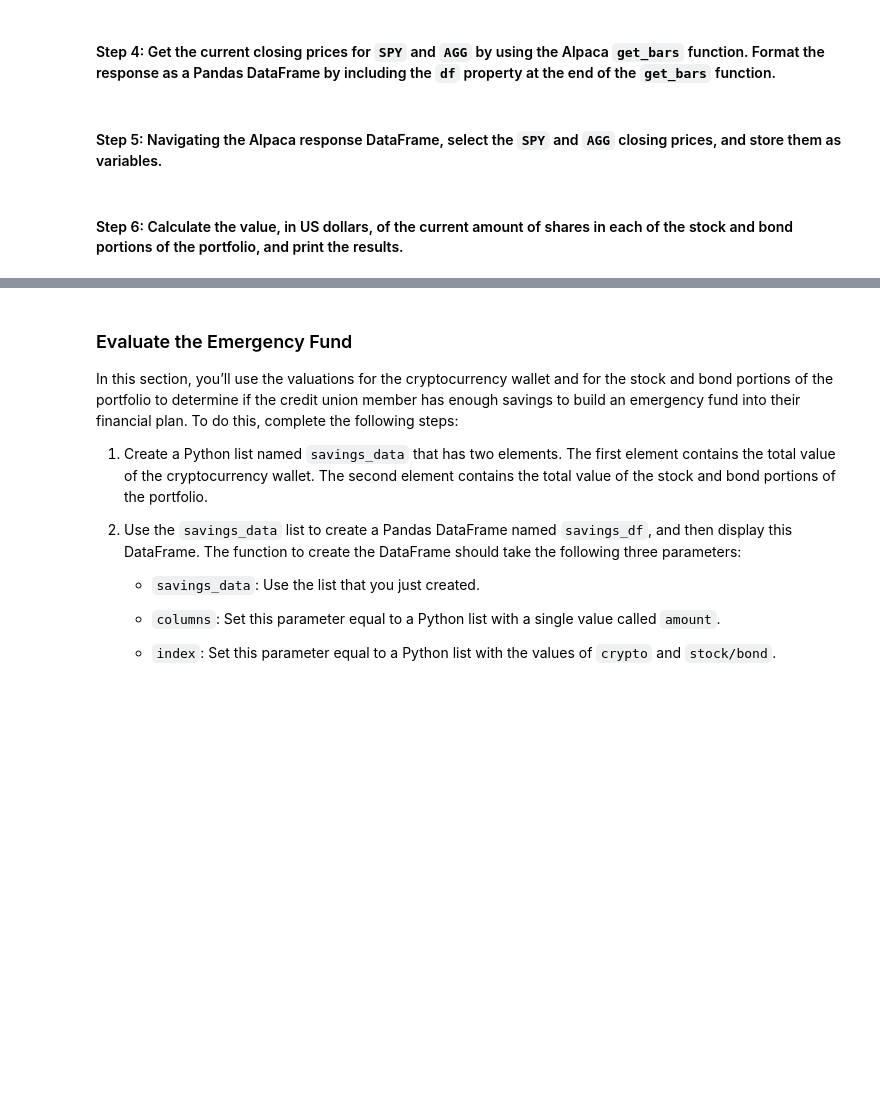
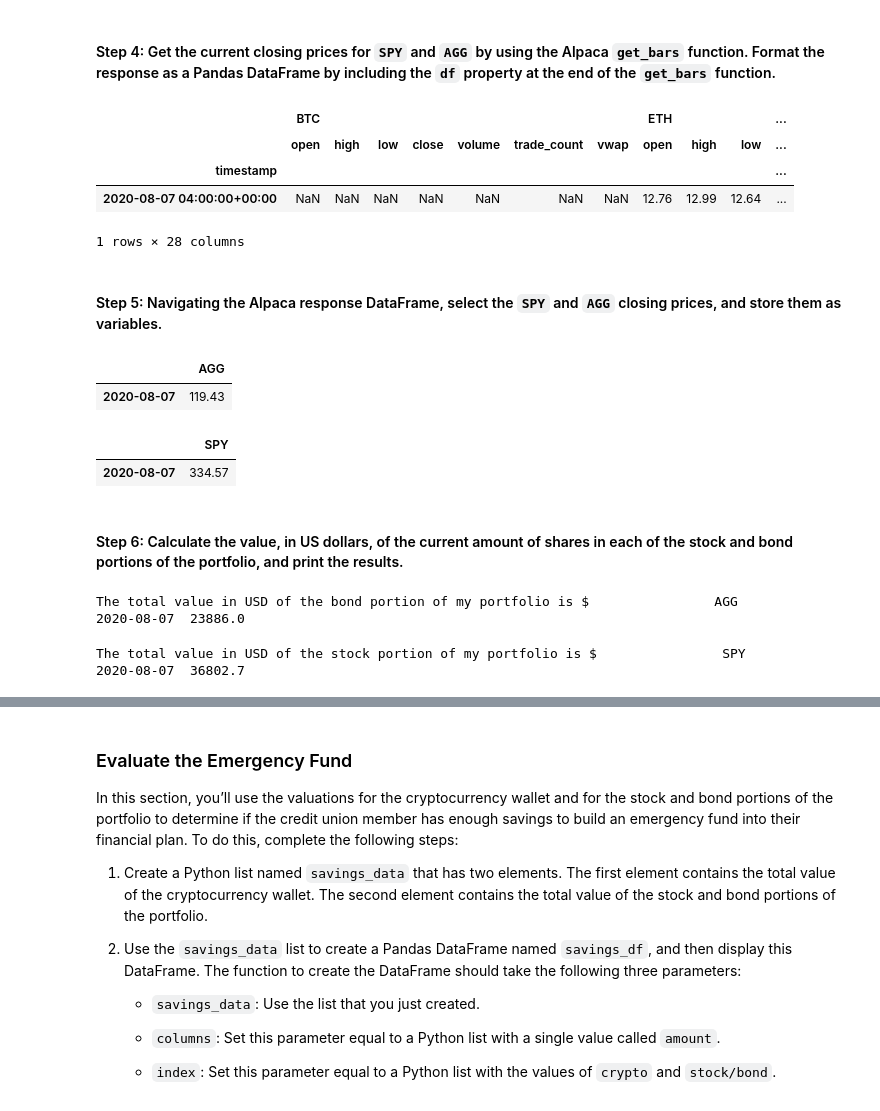
Before and after one commit to MichaelRDionne/Module-5-Challenge-, a Jupyter notebook: financial_planning_tools.ipynb, the cells around one changed output, grey strips where cells are left out. Cells and saved outputs as stored; diff of their text form; code cells hidden in the pictures; blank space fills up the shorter version.

```diff
--- a/financial_planning_tools.ipynb
+++ b/financial_planning_tools.ipynb
@@ -207,53 +207,96 @@ timeframe = "1Day"
 # Set both the start and end date at the date of your prior weekday
 # This will give you the closing price of the previous trading day
 # Alternatively you can use a start and end date of 2020-08-07
-start_date = pd.Timestamp("2017-05-01", tz="America/New_York").isoformat()
-end_date = pd.Timestamp("2020-05-01", tz="America/New_York").isoformat()
+
+start_date = pd.Timestamp("2020-08-07", tz="America/New_York").isoformat()
+end_date = pd.Timestamp("2020-08-07", tz="America/New_York").isoformat()
 # %% [markdown]
 #### Step 4: Get the current closing prices for `SPY` and `AGG` by using the Alpaca `get_bars` function. Format the response as a Pandas DataFrame by including the `df` property at the end of the `get_bars` function.
 # %%
 # Use the Alpaca get_bars function to get current closing prices the portfolio
 # Be sure to set the `df` property after the function to format the response object as a DataFrame
-# YOUR CODE HERE
+prices_df = alpaca.get_bars(
+    tickers,
+    timeframe,
+    start=start_date,
+    end=end_date
+).df
 
 # Reorganize the DataFrame
 # Separate ticker data
-# YOUR CODE HERE
+BTC = prices_df[prices_df['symbol']=='BTC'].drop('symbol', axis=1)
+ETH = prices_df[prices_df['symbol']=='ETH'].drop('symbol', axis=1)
+SPY = prices_df[prices_df['symbol']=='SPY'].drop('symbol', axis=1)
+AGG = prices_df[prices_df['symbol']=='AGG'].drop('symbol', axis=1)
 
 # Concatenate the ticker DataFrames
-# YOUR CODE HERE
+prices_df = pd.concat([BTC, ETH, SPY, AGG], axis=1, keys=["BTC", "ETH", "SPY", "AGG"])
 
-# Review the first 5 rows of the Alpaca DataFrame
-# YOUR CODE HERE
+# Review the first five rows of the resulting DataFrame
+prices_df.head()
+# %% [output]
+|  | BTC |  |  |  |  |  |  | ETH |  |  | ... |
+|  | open | high | low | close | volume | trade_count | vwap | open | high | low | ... |
+| timestamp |  |  |  |  |  |  |  |  |  |  | ... |
+| 2020-08-07 04:00:00+00:00 | NaN | NaN | NaN | NaN | NaN | NaN | NaN | 12.76 | 12.99 | 12.64 | ... |
+1 rows × 28 columns
 # %% [markdown]
 #### Step 5: Navigating the Alpaca response DataFrame, select the `SPY` and `AGG` closing prices, and store them as variables.
 # %%
 # Access the closing price for AGG from the Alpaca DataFrame
 # Converting the value to a floating point number
-agg_close_price = # YOUR CODE HERE
 
+agg_close_price = pd.DataFrame().astype(float)
+
+agg_close_price["AGG"] = prices_df["AGG"]["close"]
+
+# Update the index for the `agg_close_price` DataFrame
+# to retain only the `date` component.
+
+agg_close_price.index = agg_close_price.index.date
 # Print the AGG closing price
-# YOUR CODE HERE
+
+agg_close_price
+# %% [output]
+|  | AGG |
+| 2020-08-07 | 119.43 |
 # %%
 # Access the closing price for SPY from the Alpaca DataFrame
 # Converting the value to a floating point number
-spy_close_price = # YOUR CODE HERE
+spy_close_price = pd.DataFrame().astype(float)
+
+spy_close_price["SPY"] = prices_df["SPY"]["close"]
+
+# Update the index for the `spy_close_price` DataFrame
+# to retain only the `date` component.
+
+spy_close_price.index = spy_close_price.index.date
 
 # Print the SPY closing price
-# YOUR CODE HERE
+
+spy_close_price
+# %% [output]
+|  | SPY |
+| 2020-08-07 | 334.57 |
 # %% [markdown]
 #### Step 6: Calculate the value, in US dollars, of the current amount of shares in each of the stock and bond portions of the portfolio, and print the results.
 # %%
 # Calculate the current value of the bond portion of the portfolio
-agg_value = # YOUR CODE HERE
+agg_value = agg_close_price * agg_shares
 
 # Print the current value of the bond portfolio
-# YOUR CODE HERE
+print(f"The total value in USD of the bond portion of my portfolio is ${agg_value}")
+# %% [output]
+The total value in USD of the bond portion of my portfolio is $                AGG
+2020-08-07  23886.0
 # %%
 # Calculate the current value of the stock portion of the portfolio
-spy_value = # YOUR CODE HERE
+spy_value = spy_close_price * spy_shares
 
-# Print the current value of the stock portfolio
-# YOUR CODE HERE
+# Print the current value of the bond portfolio
+print(f"The total value in USD of the stock portion of my portfolio is ${spy_value}")
+# %% [output]
+The total value in USD of the stock portion of my portfolio is $                SPY
+2020-08-07  36802.7
 # %%
 # Calculate the total value of the stock and bond portion of the portfolio
```
Also changed, not shown: parts of 9 cells of this notebook.
